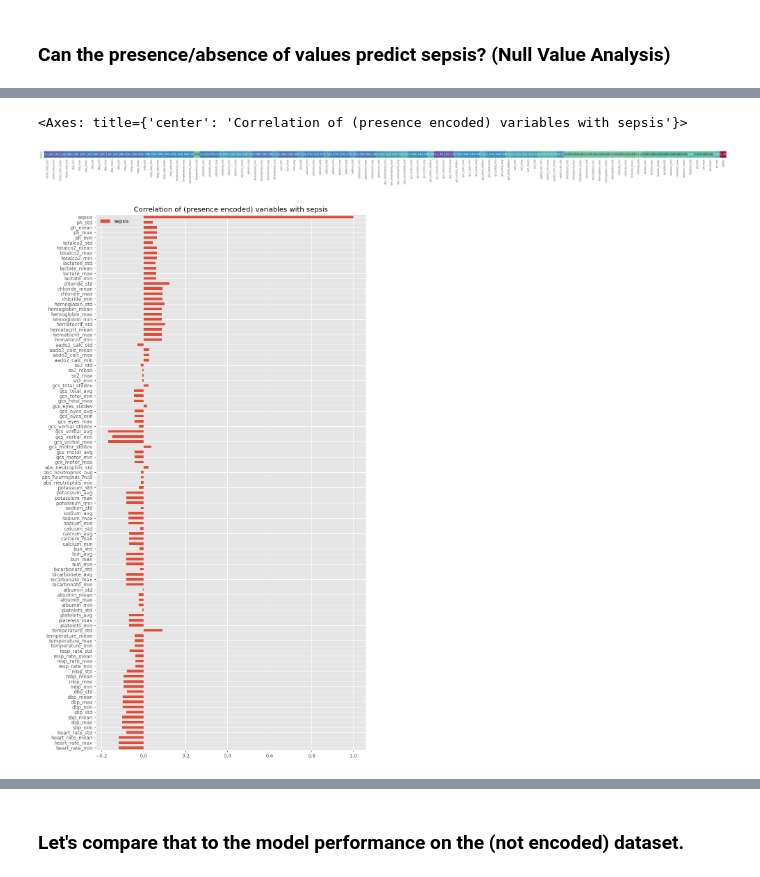
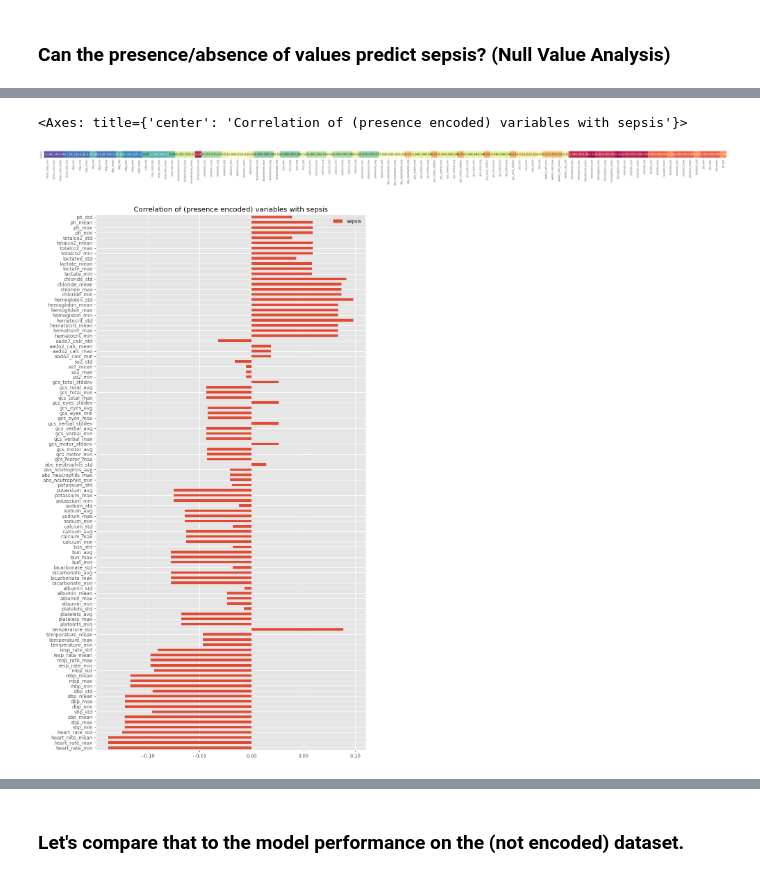
Before and after one commit to cdboer/kp-medizinische-informatik-ss23, a Jupyter notebook: ml/ml.ipynb, the cells around one changed output, grey strips where cells are left out. Saved outputs shown, nothing was run; the diff lists cells and outputs as text; code cells hidden in the pictures.

```diff
--- a/ml/ml.ipynb
+++ b/ml/ml.ipynb
@@ -223,7 +223,7 @@ def plot_pie_chart(df, col="race", title="", ax=None, cmap=hls, explode=0.1):
 # %%
 # Constants
 WINDOW_SIZE_H = 8  # Feature window should start 8 hours before the event
-WINDOW_STOP_SIZE_H = 1  # Feature window should stop 2 hours before the event
+WINDOW_STOP_SIZE_H = 2  # Feature window should stop 2 hours before the event
 RANDOM_SEED = 42  # Random state for reproducibility
 # %%
 # Prepare the database.
@@ -460,6 +460,10 @@ print(df_scores)
 # %% [markdown]
 ### Can the presence/absence of values predict sepsis? (Null Value Analysis)
 # %%
+variables = sql_to_df("./sql/variables_filtered.sql", {"window_size_h": WINDOW_SIZE_H, "window_stop_size_h": WINDOW_STOP_SIZE_H})
+
+# Remove duplicate columns
+variables = variables.loc[:, ~variables.columns.duplicated()]
 
 # Drop stay_id and subject_id columns, since they are not needed for the analysis
 if "stay_id" in variables.columns and "subject_id" in variables.columns:
@@ -525,46 +530,47 @@ null_counts_sepsis.sort_values(by="diff", ascending=True).drop("diff", axis=1).p
 # %%
 # To plot the correlation matrix, we need to replace the null values with some other value to encode the absence of a variable.
 # Likewise, we need to replace all values != 0 with some other value to encode the presence of a variable.
 # Let's use 0 for the absence of a variable and 1 for the presence of a variable.
 
-# Replace all null values with 0 (encodes the absence of a variable)
-absent = variables.fillna(0)
-# Replace all values != 0 with 1 (encodes the presence of a variable)
-# Cast to bool first to convert all values != 0 to True, then cast to int to convert True to 1
-present = absent.astype(bool).astype(int)
+# Split off the sepsis (target) column
+sepsis = variables["sepsis"]
 
-# Display sepsis as the last column to make it easier to see correlations with the target variable
-cols = list(present.columns)
-present = present[[col for col in cols if col != "sepsis"] + ["sepsis"]]
+# Presence encode the feature set, i.e. replace all NaN values with 0 and all values != NaN with 1
+present = variables.notna().astype(int)
+present = present.replace(0, -1)
+# Replace the sepsis column with the original
+present["sepsis"] = sepsis
 
-# plot_corr_matrix(present, title="Correlation matrix of variables", figsize=(50, 50))
-
+# Compute the correlation matrix
+corr = present.corr(method="pearson")
 # The correlation matrix is a bit hard to read, let's extract only the correlations with the sepsis target.
-corr = present.corr(method="pearson")
-# Drop all rows except the sepsis row
+# Drop all columns except the sepsis column
 corr = corr.drop([col for col in corr.columns if col != "sepsis"])
+# Drop sepsis entry from that column
+corr = corr.drop(["sepsis"], axis=1)
 
 # Let's plot only the correlations with the sepsis target.
 # Still as a heatmap, because it's easier to see the correlations.
 plt.subplots(figsize=(50, 5))
 sns.heatmap(corr, annot=True, annot_kws={"size": 12}, cbar=False, cmap="Spectral_r", fmt=".2f", square=True)
+
 
 # Let's plot the correlations with the sepsis target as a bar chart.
 corr.T.plot.barh(figsize=(10, 20), title="Correlation of (presence encoded) variables with sepsis")
 
 # This indicates that the simple presence of a variable is apparently a good indicator. This can be good or bad...
 # It could mean that the model is able to learn a shortcut, e.g. "if variable x is present, then sepsis == 1".
 # Or it could mean that the model is able to learn a causal relationship, e.g. some measurements are done less frequently for certain patients due to reasons we don't know.
 # For example, maybe the variable "abs_neutrophils_avg" is only measured for patients that are already suspected to have a sepsis. (Although this is just a guess...)
 # It is more likely that the model is able to learn a shortcut, because the correlations are quite high. (e.g. -0.63 for "temperature_std", 0.41 for "abs_neutrophils_avg")
 
 # Note that negative correlations mean that the presence of a variable is negatively correlated with the sepsis target, i.e. the absence of a variable is positively correlated with the sepsis target.
 # I.e. the absence of a variable is a good indicator for sepsis.
 # Likewise, positive correlations mean that the presence of a variable is positively correlated with the sepsis target, i.e. the presence of a variable is a good indicator for sepsis.
 # %% [output]
 <Axes: title={'center': 'Correlation of (presence encoded) variables with sepsis'}>
-[figure, old version]
+[figure, new version]
-[figure, old version]
+[figure, new version]
 # %%
 # Based on the above, let's try to train a model simply using the presence of a variable as a feature.
 # Let's use a gradient boosting classifier using the XGBoost library.
```
Also changed, not shown: parts of 3 cells of this notebook.
